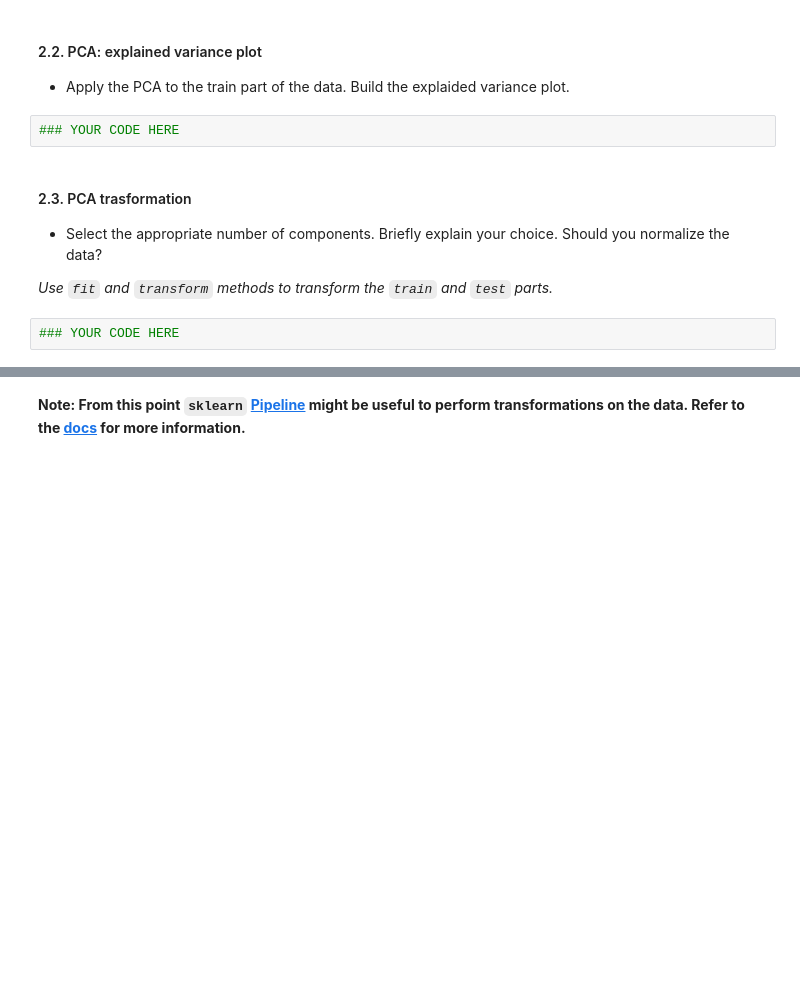
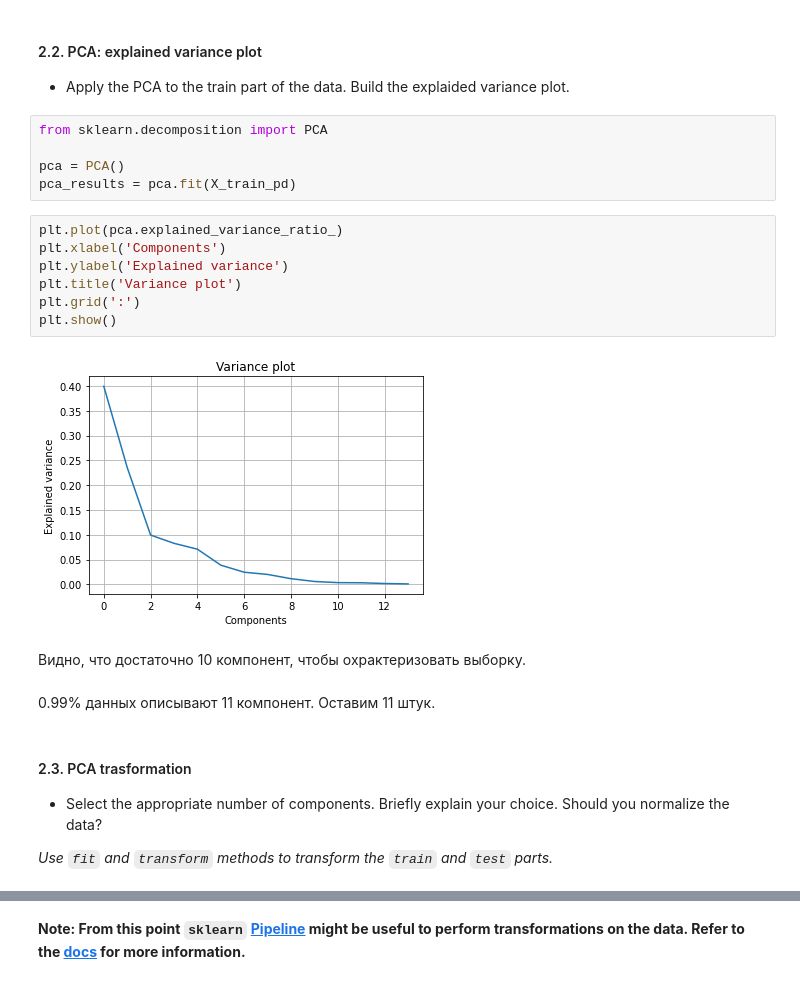
Before and after one commit to adtsvetkov/ml_made, a Jupyter notebook: Lab1_part2_ml_pipeline.ipynb, the cells around one changed output, grey strips where cells are left out. Cells and saved outputs as stored; diff of their text form; blank space fills up the shorter version.

```diff
--- a/Lab1_part2_ml_pipeline.ipynb
+++ b/Lab1_part2_ml_pipeline.ipynb
@@ -278,12 +347,26 @@ X_train_pd
 # %% [markdown]
 #### 2.2. PCA: explained variance plot
 * Apply the PCA to the train part of the data. Build the explaided variance plot.
-# %%
-### YOUR CODE HERE
+# %%
+from sklearn.decomposition import PCA
+
+pca = PCA()
+pca_results = pca.fit(X_train_pd)
+# %%
+plt.plot(pca.explained_variance_ratio_)
+plt.xlabel('Components')
+plt.ylabel('Explained variance')
+plt.title('Variance plot')
+plt.grid(':')
+plt.show()
+# %% [output]
+[figure, added]
+# %% [markdown]
+Видно, что достаточно 10 компонент, чтобы охрактеризовать выборку.
+# %% [markdown]
+0.99% данных описывают 11 компонент. Оставим 11 штук.
 # %% [markdown]
 #### 2.3. PCA trasformation
 * Select the appropriate number of components. Briefly explain your choice. Should you normalize the data?
 
 *Use `fit` and `transform` methods to transform the `train` and `test` parts.*
-# %%
-### YOUR CODE HERE
```
Also changed, not shown: parts of 32 cells of this notebook.
